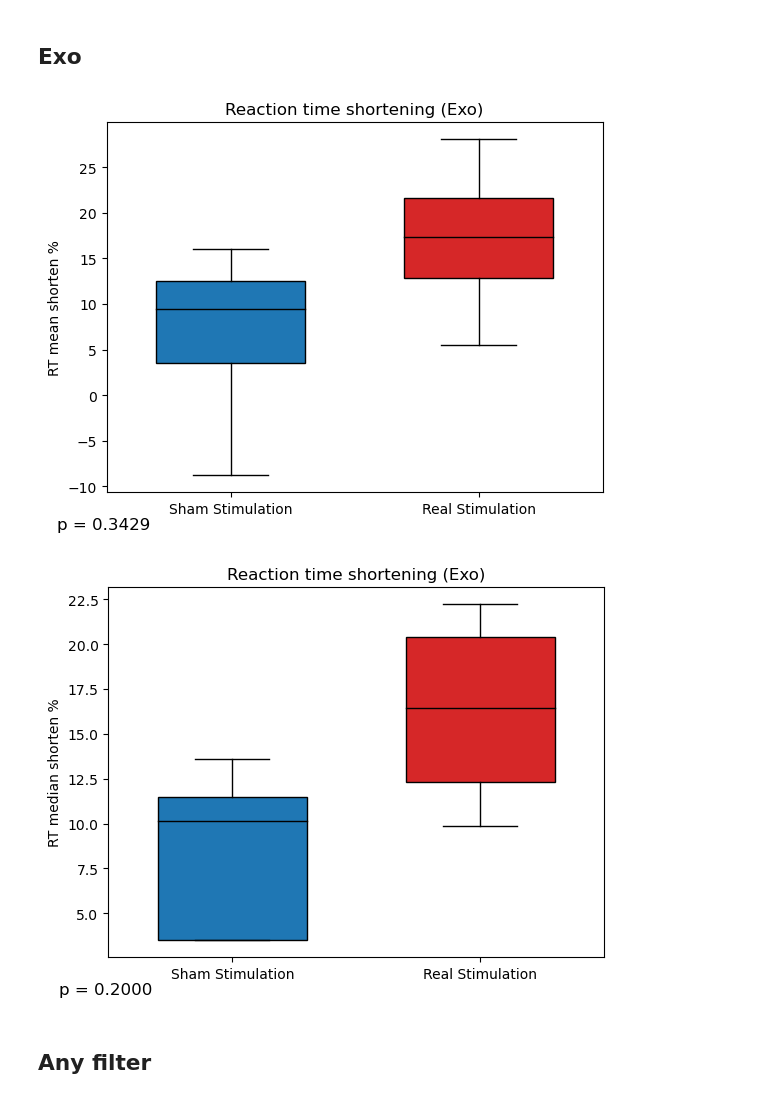
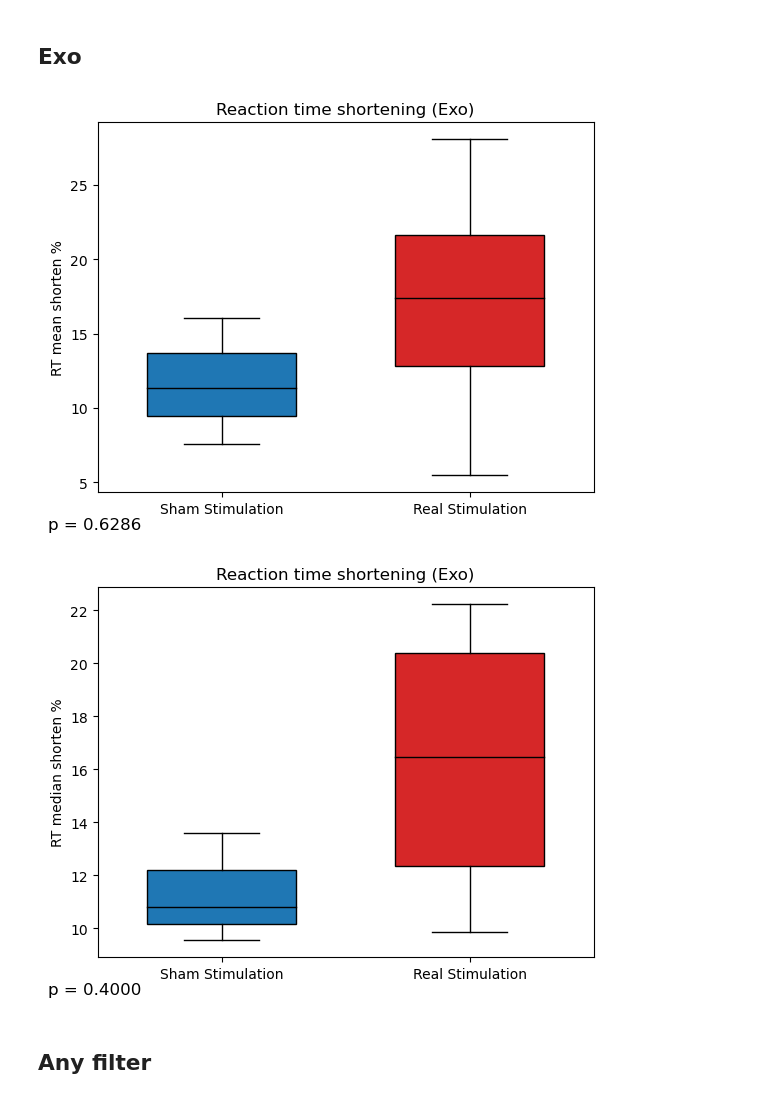
Before and after one commit to Shawnzty/tACS-Attention, a Jupyter notebook: processing/behavior.ipynb, the cells around one changed output. Saved outputs shown, nothing was run; the diff lists cells and outputs as text; code cells hidden in the pictures.

```diff
--- a/processing/behavior.ipynb
+++ b/processing/behavior.ipynb
@@ -294,7 +294,7 @@ for i in range (1,9):
     behavior_compare.loc[behavior_compare['subject id'] == subject_id, 'RT median shorten %'] = median_diff/median_before*100
 # %%
 # remove the rows where the RT median shorten is negative
-# behavior_compare = behavior_compare[behavior_compare['RT median shorten %'] >= 0]
+behavior_compare = behavior_compare[behavior_compare['RT median shorten %'] >= 0]
 # display(behavior_compare)
 
 # box plot of RT difference
@@ -307,35 +307,35 @@ for compare_object in compare_objects:
 
     # create boxplot
     # Create a box plot with whiskers
     fig, ax = plt.subplots()
     boxplots = ax.boxplot([rt_diff_sham, rt_diff_real], patch_artist=True, widths=0.6, showfliers=False)
 
     # Set colors for the box plots
     colors = ['#1f77b4', '#d62728']
     for patch, color in zip(boxplots['boxes'], colors):
         patch.set_facecolor(color)
 
     # Set median line color to black
     for median in boxplots['medians']:
         median.set_color('black')
 
     plt.xticks([1, 2], ['Sham Stimulation', 'Real Stimulation'])
     plt.ylabel(compare_object)
     plt.title('Reaction time shortening (Exo)')
 
     # Perform the Mann-Whitney U test
     U, p_value = stats.mannwhitneyu(rt_diff_sham, rt_diff_real)
 
     # Add the p-value to the plot
     ax.annotate(f'p = {p_value:.4f}',
                 xy=(-0.1, -0.1),
                 xycoords=('axes fraction', 'axes fraction'),
                 ha='left', fontsize=12)
 
     plt.show()
 # %% [output]
-[figure, old version]
+[figure, new version]
-[figure, old version]
+[figure, new version]
 # %% [markdown]
 ## Any filter
 # %%
```
Also changed, not shown: parts of 1 cell of this notebook.
